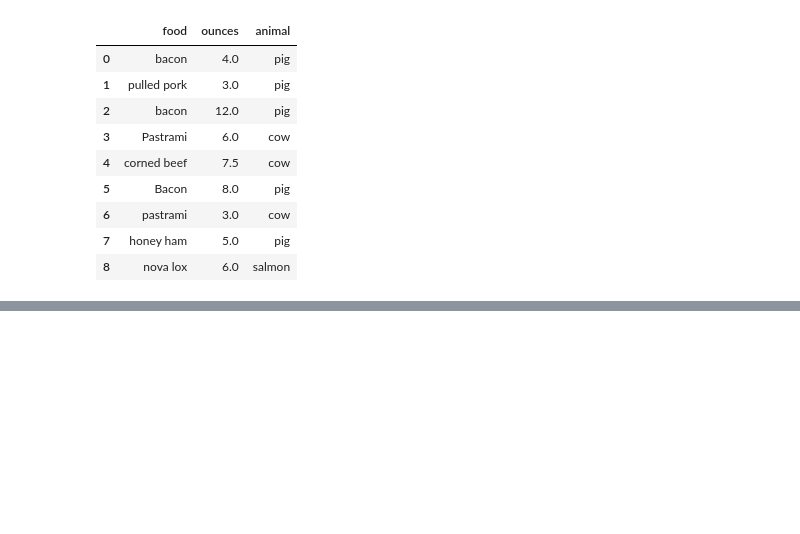
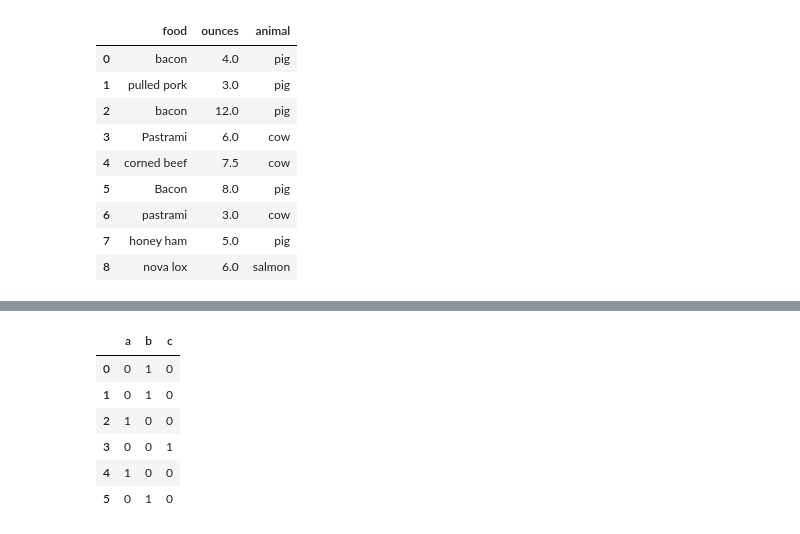
Before and after one commit to rahullo/DataScience-AI, a Jupyter notebook: DATA_SCIENCE/Pandas/PandasLearning_5.ipynb, the cells around one changed output, grey strips where cells are left out. Saved outputs shown, nothing was run; the diff lists cells and outputs as text; code cells hidden in the pictures; blank space fills up the shorter version.

```diff
--- a/DATA_SCIENCE/Pandas/PandasLearning_5.ipynb
+++ b/DATA_SCIENCE/Pandas/PandasLearning_5.ipynb
@@ -320,0 +401,3 @@ data.drop('animal_2', axis=1)
+# %%
+df = pd.DataFrame({'key': ['b', 'b', 'a', 'c', 'a', 'b'],'data1': range(6)})
+df
@@ -320,0 +412,10 @@ data.drop('animal_2', axis=1)
+# %%
+pd.get_dummies(df['key'])
+# %% [output]
+|  | a | b | c |
+| 0 | 0 | 1 | 0 |
+| 1 | 0 | 1 | 0 |
+| 2 | 1 | 0 | 0 |
+| 3 | 0 | 0 | 1 |
+| 4 | 1 | 0 | 0 |
+| 5 | 0 | 1 | 0 |
```
Also changed, not shown: parts of 13 cells of this notebook.
